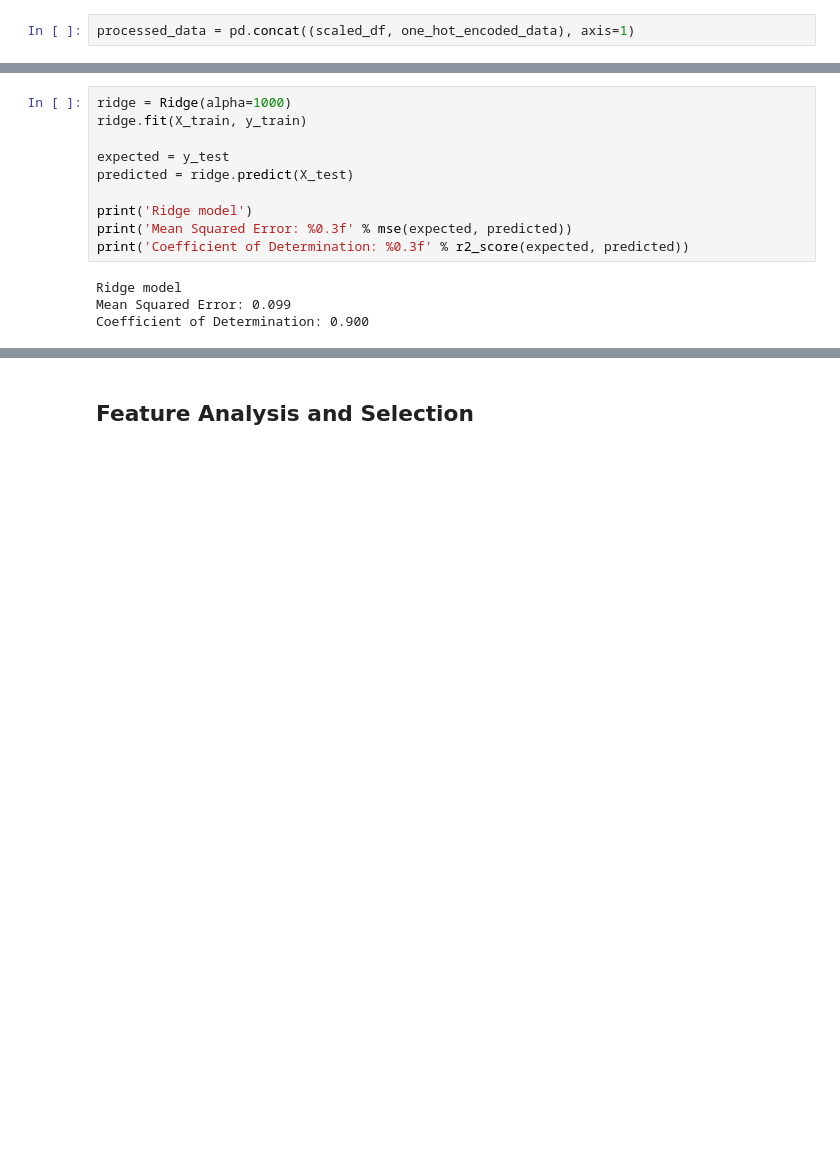
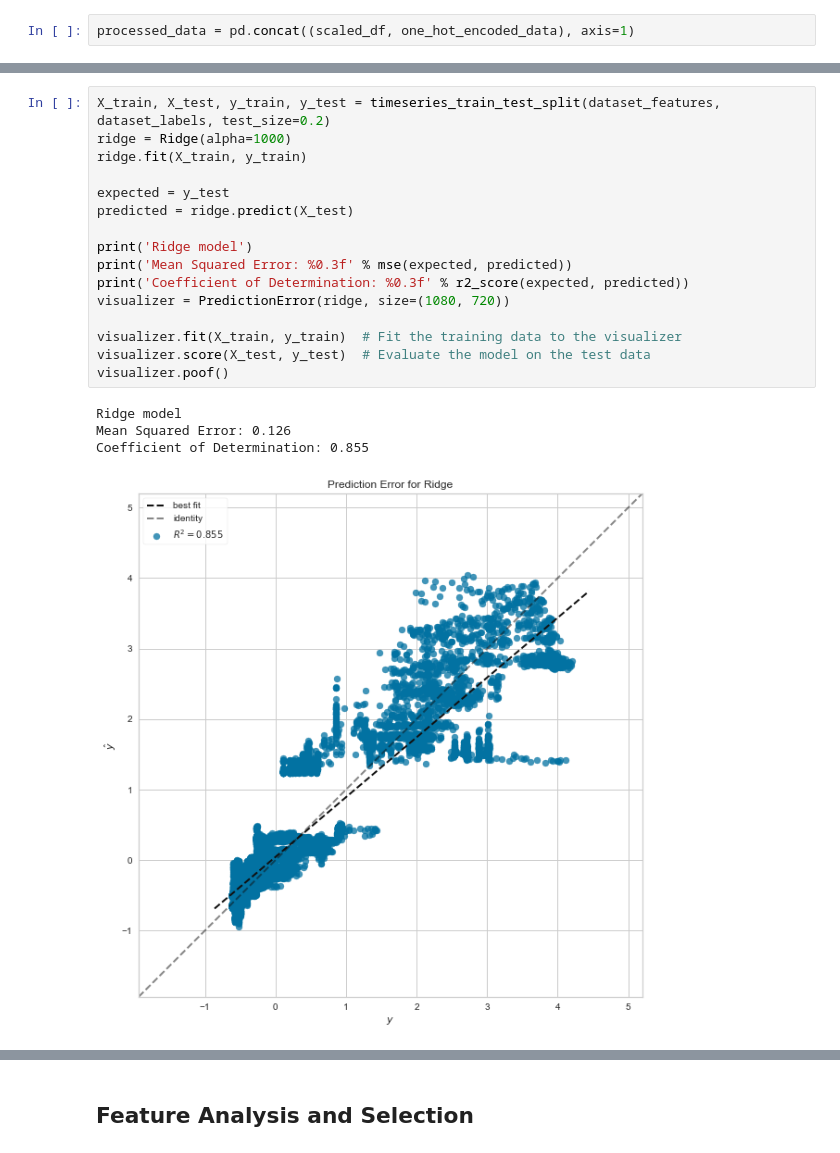
Before and after one commit to fagan2888/EnergyScience, a Jupyter notebook: model-evaluation-Seattle.ipynb, the cells around one changed output, grey strips where cells are left out. Cells and saved outputs as stored; diff of their text form; blank space fills up the shorter version.

```diff
--- a/model-evaluation-Seattle.ipynb
+++ b/model-evaluation-Seattle.ipynb
@@ -272,17 +273,24 @@ plt.show()
 # %%
+X_train, X_test, y_train, y_test = timeseries_train_test_split(dataset_features, dataset_labels, test_size=0.2)
 ridge = Ridge(alpha=1000)
 ridge.fit(X_train, y_train)
 
 expected = y_test
 predicted = ridge.predict(X_test)
 
 print('Ridge model')
 print('Mean Squared Error: %0.3f' % mse(expected, predicted))
 print('Coefficient of Determination: %0.3f' % r2_score(expected, predicted))
+visualizer = PredictionError(ridge, size=(1080, 720))
+
+visualizer.fit(X_train, y_train)  # Fit the training data to the visualizer
+visualizer.score(X_test, y_test)  # Evaluate the model on the test data
+visualizer.poof()
 # %% [output]
 Ridge model
-Mean Squared Error: 0.099
-Coefficient of Determination: 0.900
+Mean Squared Error: 0.126
+Coefficient of Determination: 0.855
+[figure, added]
 # %%
 regr_cv = RidgeCV(alphas=[0.5, 100, 1000])
 regr_cv.fit(X_train, y_train)
```
Also changed, not shown: parts of 20 cells of this notebook, 6 other files.
